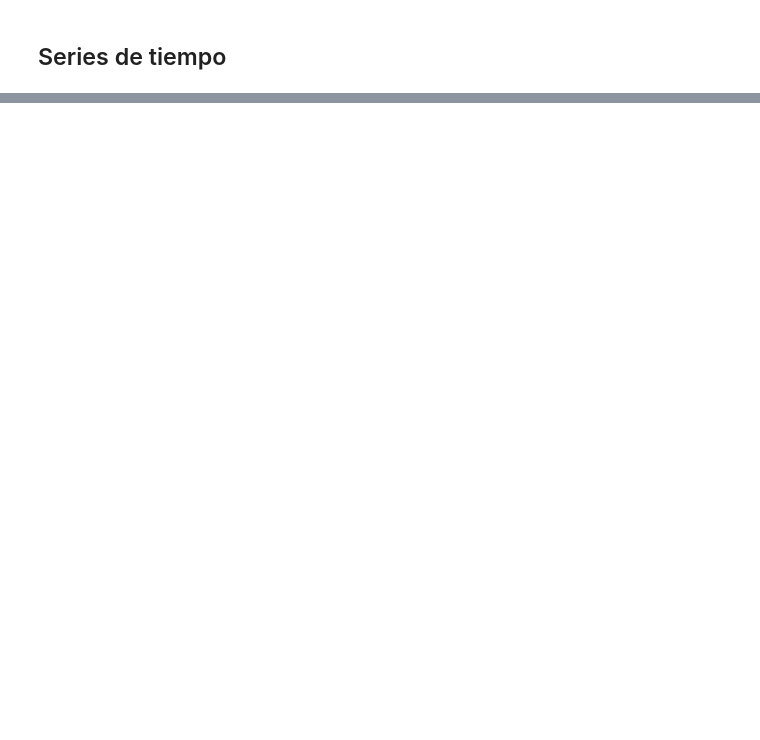
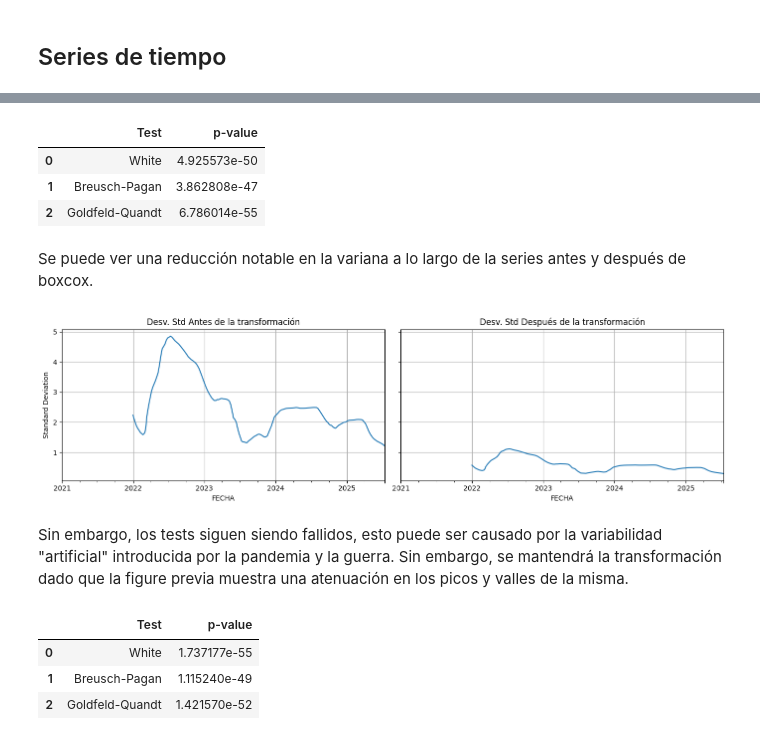
Before and after one commit to DanielRasho/DS-Lab1, a Jupyter notebook: report.ipynb, the cells around one changed output, grey strips where cells are left out. Drawn from its saved outputs; the diff is of its cells as text; code cells hidden in the pictures; blank space fills up the shorter version.

```diff
--- a/report.ipynb
+++ b/report.ipynb
@@ -235,0 +278,41 @@ plt.show()
+# %%
+resultados = Heteroskedasticity.run_all_tests(df_final['Superior'])
+df_results = pd.DataFrame(list(resultados.items()), columns=['Test', 'p-value'])
+df_results
+# %% [output]
+|  | Test | p-value |
+| 0 | White | 4.925573e-50 |
+| 1 | Breusch-Pagan | 3.862808e-47 |
+| 2 | Goldfeld-Quandt | 6.786014e-55 |
+# %%
+transformed, fitted_lambda = boxcox(df_final["Superior"])
+df_final.loc[df_final.index, "Superior-fixed"] = transformed
+# %% [markdown]
+Se puede ver una reducción notable en la variana a lo largo de la series antes y después de boxcox.
+# %%
+fig, axes = plt.subplots(1, 2, figsize=(14, 4), sharey=True)
+
+# Plot first rolling std dev
+df_final['Superior'].rolling(window=365).std().plot(ax=axes[0], title="Desv. Std Antes de la transformación")
+axes[0].set_ylabel("Standard Deviation")
+axes[0].grid(True)
+
+# Plot second rolling std dev
+df_final['Superior-fixed'].rolling(window=365).std().plot(ax=axes[1], title="Desv. Std Después de la transformación")
+axes[1].grid(True)
+
+plt.tight_layout()
+plt.show()
+# %% [output]
+[figure, added]
+# %% [markdown]
+Sin embargo, los tests siguen siendo fallidos, esto puede ser causado por la variabilidad "artificial" introducida por la pandemia y la guerra. Sin embargo, se mantendrá la transformación dado que la figure previa muestra una atenuación en los picos y valles de la misma.
+# %%
+resultados = Heteroskedasticity.run_all_tests(df_final['Superior-fixed'])
+df_results = pd.DataFrame(list(resultados.items()), columns=['Test', 'p-value'])
+df_results
+# %% [output]
+|  | Test | p-value |
+| 0 | White | 1.737177e-55 |
+| 1 | Breusch-Pagan | 1.115240e-49 |
+| 2 | Goldfeld-Quandt | 1.421570e-52 |
```
Also changed, not shown: parts of 131 cells of this notebook.
